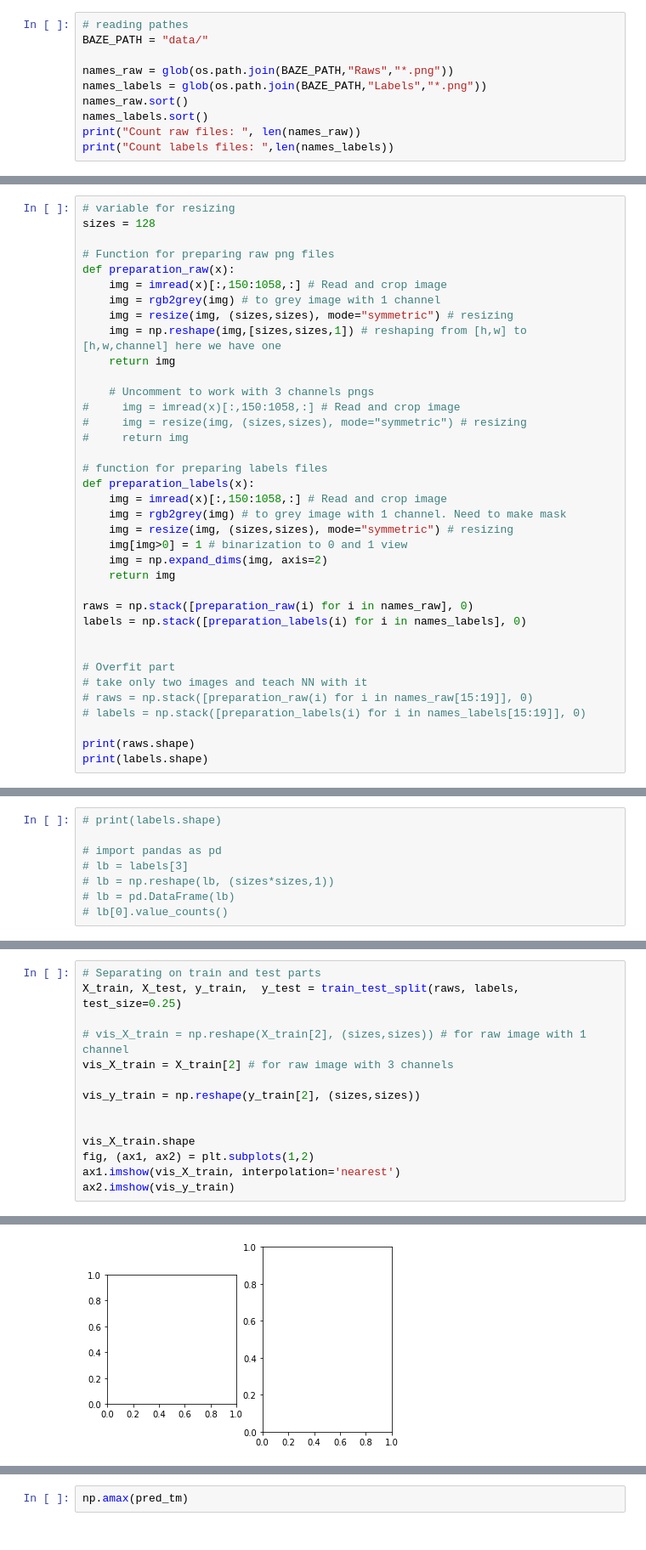
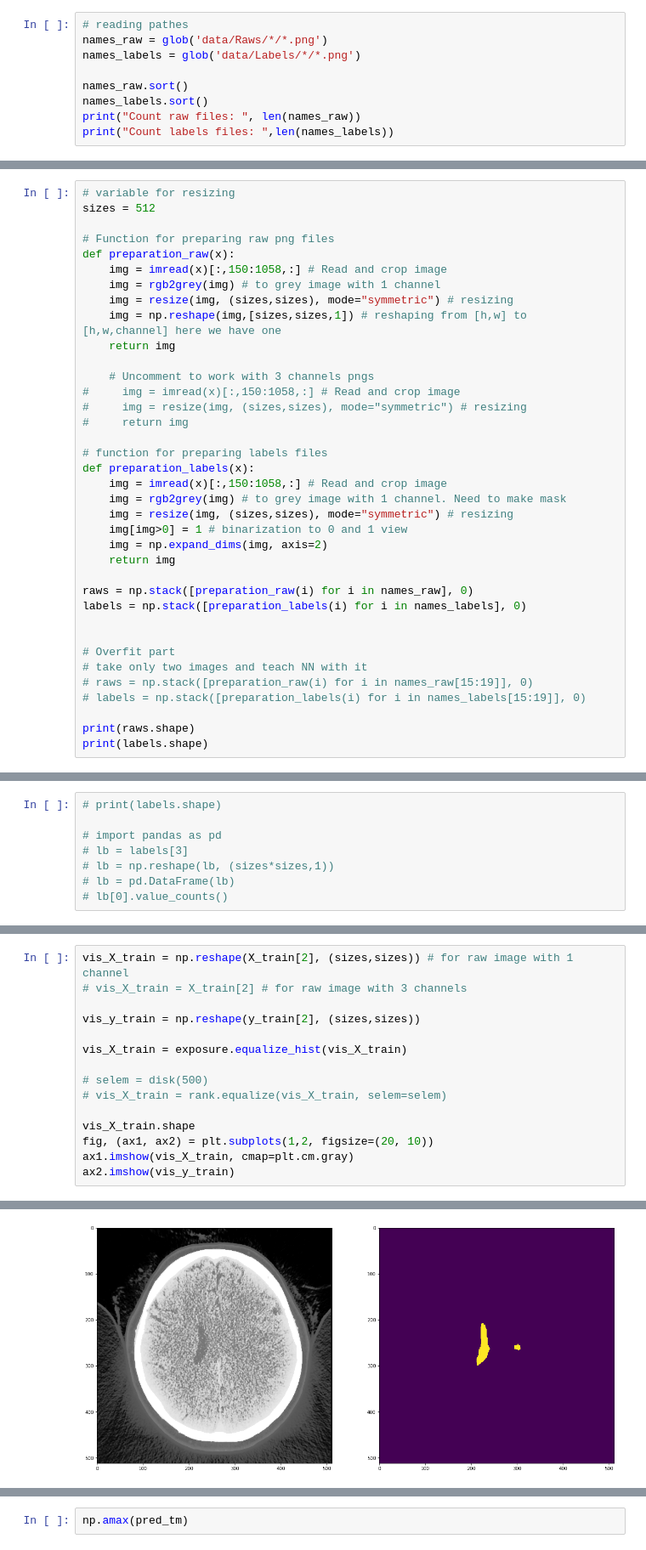
Before and after one commit to leoromanovich/CNN_for_brain_ventricles_segmentation, a Jupyter notebook: Model.ipynb, the cells around one changed output, grey strips where cells are left out. Shown at 85% size. Drawn from its saved outputs; the diff is of its cells as text.

Commit message:
Add:DICE, deeper FCNN, equalize raw imgs

```diff
--- a/Model.ipynb
+++ b/Model.ipynb
@@ -25,10 +31,9 @@ from keras.layers import Dense, Dropout, Activation, \
                          BatchNormalization, UpSampling2D
 # %%
 # reading pathes
-BAZE_PATH = "data/"
+names_raw = glob('data/Raws/*/*.png')
+names_labels = glob('data/Labels/*/*.png')
 
-names_raw = glob(os.path.join(BAZE_PATH,"Raws","*.png"))
-names_labels = glob(os.path.join(BAZE_PATH,"Labels","*.png"))
 names_raw.sort()
 names_labels.sort()
 print("Count raw files: ", len(names_raw))
@@ -55,6 +106,6 @@ Count labels files:  62
 # %%
 # variable for resizing
-sizes = 128
+sizes = 512
 
 # Function for preparing raw png files
 def preparation_raw(x):
@@ -103,15 +157,16 @@ print(labels.shape)
 # %%
-# Separating on train and test parts
-X_train, X_test, y_train,  y_test = train_test_split(raws, labels, test_size=0.25)
-
-# vis_X_train = np.reshape(X_train[2], (sizes,sizes)) # for raw image with 1 channel
-vis_X_train = X_train[2] # for raw image with 3 channels
+vis_X_train = np.reshape(X_train[2], (sizes,sizes)) # for raw image with 1 channel
+# vis_X_train = X_train[2] # for raw image with 3 channels
 
 vis_y_train = np.reshape(y_train[2], (sizes,sizes))
 
+vis_X_train = exposure.equalize_hist(vis_X_train)
+
+# selem = disk(500)
+# vis_X_train = rank.equalize(vis_X_train, selem=selem)
 
 vis_X_train.shape
-fig, (ax1, ax2) = plt.subplots(1,2)
-ax1.imshow(vis_X_train, interpolation='nearest')
+fig, (ax1, ax2) = plt.subplots(1,2, figsize=(20, 10))
+ax1.imshow(vis_X_train, cmap=plt.cm.gray)
 ax2.imshow(vis_y_train)
 # %% [output]
@@ -119,3 +174,3 @@ TypeError: Invalid dimensions for image data
-[figure, old version]
+[figure, new version]
 # %%
 # Create a deep nn
```
Also changed, not shown: parts of 14 cells of this notebook, 17 other files.
